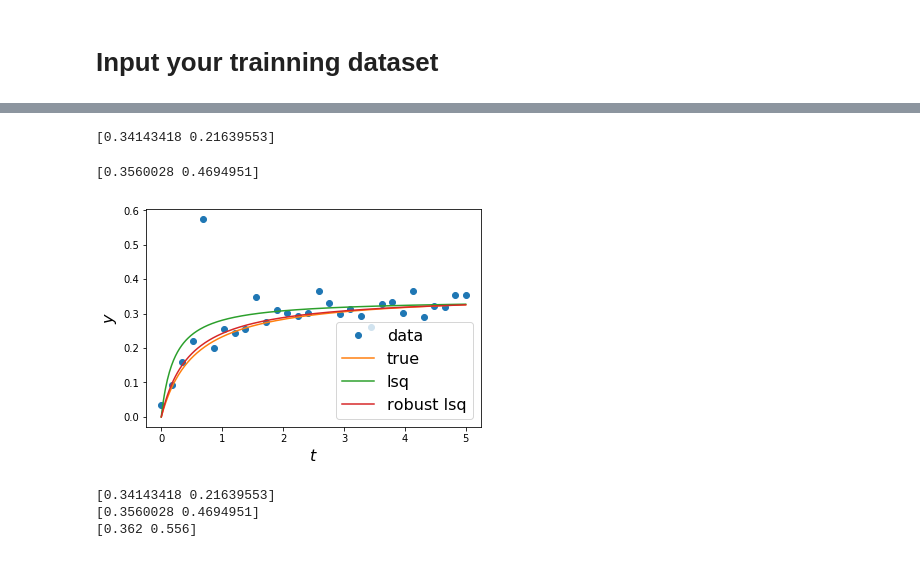
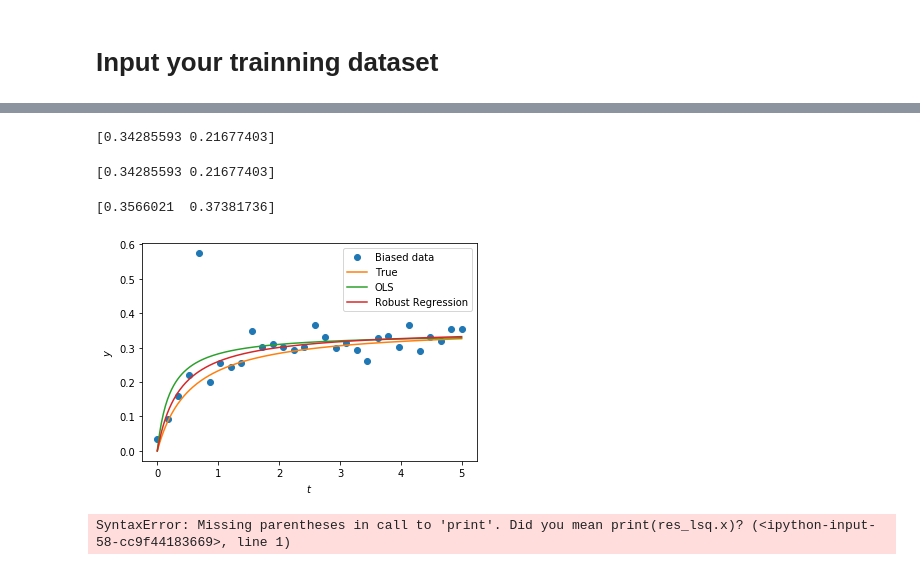
Before and after one commit to maincover/M-estimator-non-linear-regression, a Jupyter notebook: RobustLeastSquareTukeyBiweight.ipynb, the cells around one changed output, grey strips where cells are left out. Saved outputs shown, nothing was run; the diff lists cells and outputs as text; code cells hidden in the pictures.

Commit message:
robust

```diff
--- a/RobustLeastSquareTukeyBiweight.ipynb
+++ b/RobustLeastSquareTukeyBiweight.ipynb
@@ -324,0 +317,28 @@ plt.legend();
+# %%
+# Another dataset from wiki
+Vmax = 0.362
+Km = 0.556
+x_true = np.array([Vmax, Km])
+t_min =0
+t_max = 30
+t_train = [0,0.1172,0.2343,0.46875,0.9375,1.875,3.75,7.5,15,30]
+y_train0 = [0,2.2867,3.6903,5.8673,9.5014,12.5154,17.1398,22.6396,27.1287,28.6677]
+y_train1 = [0,0.2935,0.9341,1.6512,2.5598,4.5555,6.8907,10.3054,13.5848,16.9332]
+y_train2 = [0,0.0919,0.0561,0.9213,1.7992,3.0319,4.3743,7.2046,9.8460,13.4980]
+y_train3 = [0,0.1046,0.4288,0.0332,0.4620,2.1106,1.2556,3.9813,6.2016,9.8052]
+y_train4 = [0,0.0842,0.4645,-0.0102,0.2705,0.6840,0.9723,2.4348,3.5143,6.9112]
+
+y_train = y_train0
+
+t_max = 45
+t_train = [0,1,2,3,4,5,10,15,20]
+y_train = [-0.6443,2.4755,5.2987,7.9352,7.8504,10.1606,12.4751,13.2635,13.8483]
+
+t_train = [0,0.5,1,2,2.5,3,4,6,8,12,16,20]
+y_train = [0,4.361E-01,6.322E-01,1.048E+00,1.085E+00,1.338E+00,1.298E+00,1.562E+00,1.845E+00,1.962E+00,2.08E+00,2.202E+00]
+y_train = np.asarray(y_train) + 0.6443
+
+plt.plot(t_train, y_train, 'o', label='data')
+plt.xlabel('$t$')
+plt.ylabel('$y$')
+plt.legend();
@@ -326,21 +348,25 @@ plt.legend();
 # initial value is very important
 import numpy as np
 x0 = np.ones(2)
-x0 = np.array([0.5,0.5])
 # %%
 from scipy.optimize import least_squares
 # %%
 res_lsq = least_squares(fun, x0, args=(t_train, y_train))
 # set initialised x0 by least square
 x0 = res_lsq.x
-print x0
+print(x0)
 # %% [output]
-[0.34143418 0.21639553]
+[0.34285593 0.21677403]
+# %%
+res_robust_scipy = least_squares(fun, x0, loss='huber', f_scale=0.1, args=(t_train, y_train))
+print(x0)
+# %% [output]
+[0.34285593 0.21677403]
 # %%
-res_robust = least_squares(fun, x0, loss=tB.loss, f_scale=0.01, args=(t_train, y_train))
-print res_robust.x
+res_robust = least_squares(fun, x0, loss=tB.loss, f_scale=0.1, args=(t_train, y_train))
+print(res_robust.x)
 # %% [output]
-[0.3560028 0.4694951]
+[0.3566021  0.37381736]
 # %%
 # y_test y of ground truth curve
 t_test = np.linspace(t_min, t_max, 300)
@@ -354,20 +380,18 @@ y_lsq = generate_data(t_test, *res_lsq.x)
 y_robust = generate_data(t_test, *res_robust.x)
 # %%
 # Compare diffrent method
-plt.plot(t_train, y_train, 'o', label='data')
-plt.plot(t_test, y_test, label='true')
-plt.plot(t_test, y_lsq, label='lsq')
-plt.plot(t_test, y_robust, label='robust lsq')
+plt.plot(t_train, y_train, 'o', label='Biased data')
+plt.plot(t_test, y_test, label='True')
+plt.plot(t_test, y_lsq, label='OLS')
+plt.plot(t_test, y_robust, label='Robust Regression')
 plt.xlabel('$t$')
 plt.ylabel('$y$')
 plt.legend();
 # %% [output]
-[figure, old version]
+[figure, new version]
 # %%
 print res_lsq.x
 print res_robust.x
 print x_true
 # %% [output]
-[0.34143418 0.21639553]
-[0.3560028 0.4694951]
-[0.362 0.556]
+SyntaxError: Missing parentheses in call to 'print'. Did you mean print(res_lsq.x)? (<ipython-input-58-cc9f44183669>, line 1)
```
Also changed, not shown: parts of 7 cells of this notebook.
